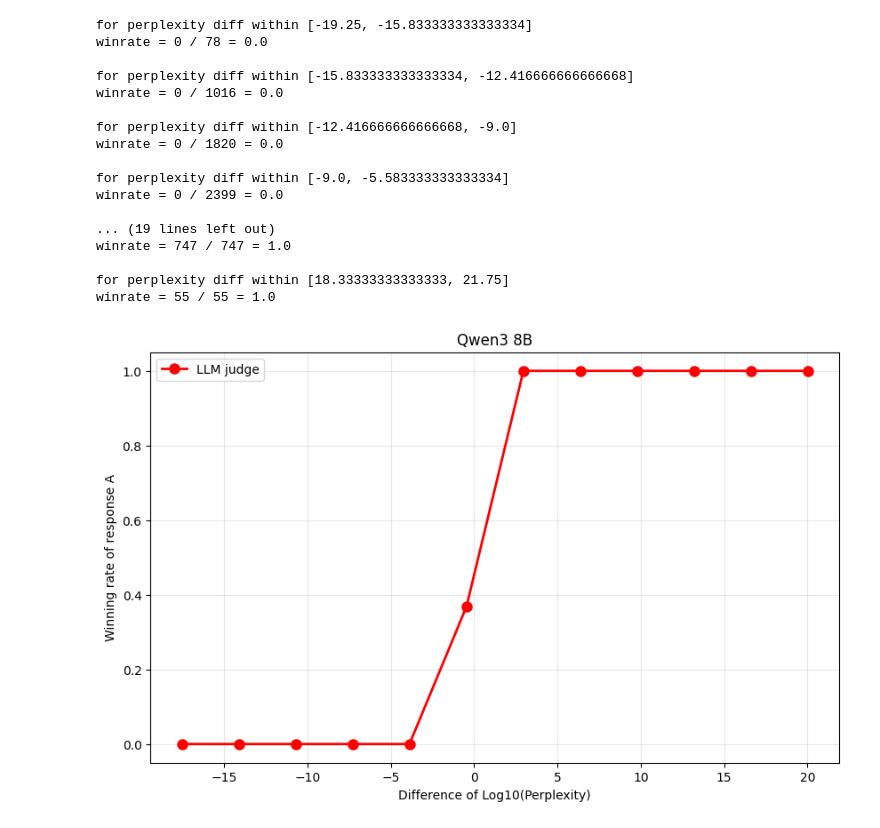
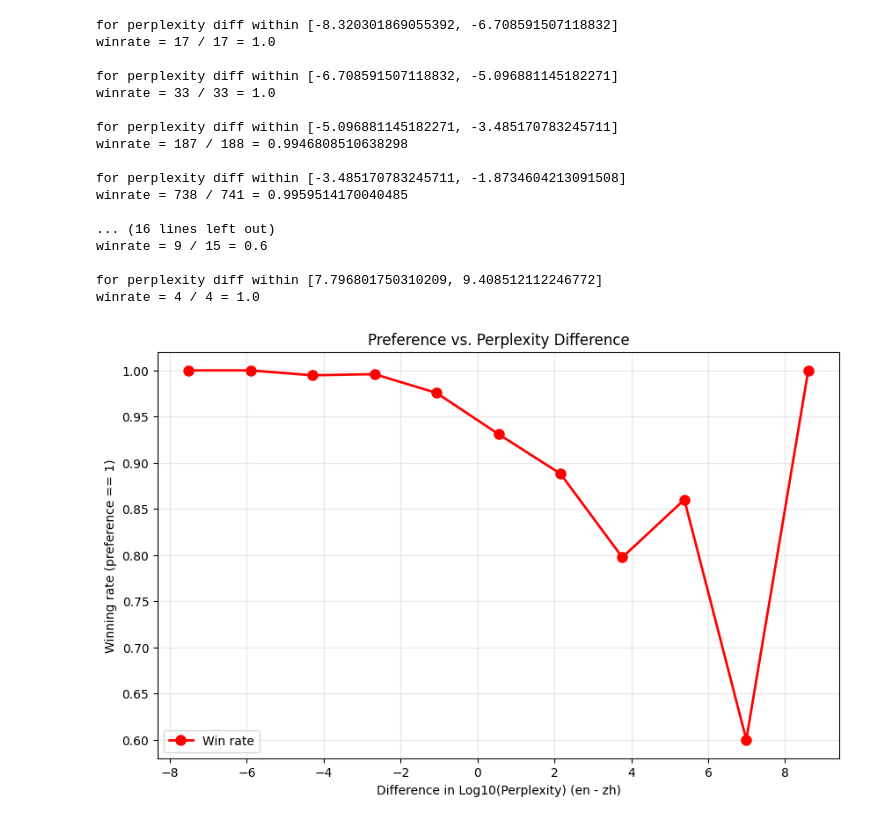
Before and after one commit to pranawwwww/tool_and_judge2, a Jupyter notebook: plot_winrate_vs_pptdiff.ipynb, the cells around one changed output. Drawn from its saved outputs; the diff is of its cells as text; code cells hidden in the pictures.

```diff
--- a/plot_winrate_vs_pptdiff.ipynb
+++ b/plot_winrate_vs_pptdiff.ipynb
@@ -2,9 +2,9 @@
 import json
 import pandas as pd
 # %%
-pref_path = "judge/result/meta-llama-Llama-3.3-70B-Instruct/preference/en_correct_zh_cn_correct.jsonl"
+pref_path = "judge/result/meta-llama-Llama-3.3-70B-Instruct/preference/en_correct_zh_cn_incorrect.jsonl"
 en_path = "judge/result/meta-llama-Llama-3.3-70B-Instruct/perplexity/en_correct.jsonl"
-zh_path = "judge/result/meta-llama-Llama-3.3-70B-Instruct/perplexity/zh_cn_correct.jsonl"
+zh_path = "judge/result/meta-llama-Llama-3.3-70B-Instruct/perplexity/zh_cn_incorrect.jsonl"
 # %%
 def read_jsonl(path):
     with open(path, "r", encoding="utf-8") as f:
@@ -29,8 +19,9 @@ zh
 # %%
 samples = []
+error_cnt = 0
+error_idx = []
 
 for en,zh in zip(en_dicts, zh_dicts):
-    print(en)
     pref = pref_by_index[en['index']]
     try:
         samples.append({
@@ -39,4 +30,5 @@ for en,zh in zip(en_dicts, zh_dicts):
             'en_perplexity': en['perplexity']['Ok'],
         })
     except:
-        pass
+        error_cnt += 1
+        error_idx.append(en['index'])
@@ -62,58 +44,49 @@ KeyError: 'Ok'
 # %%
 import numpy as np
-
 import matplotlib.pyplot as plt
 
-logprob_diffs = []
-win_rates = []
+perplexity_diffs = [s['perplexity_diff'] for s in samples]
+min_val, max_val = min(perplexity_diffs), max(perplexity_diffs)
 
-# Calculate min and max values from the data
-logprob_values = [obj.preference['Ok']['logprob_signed_difference'] for obj in objects]
-min_val = min(logprob_values)
-max_val = max(logprob_values)
-
-# Create 12 bins dynamically based on data range
-bins = np.linspace(min_val, max_val, 13)  # 13 edges for 12 bins
+bins = np.linspace(min_val, max_val, 13)
 bin_centers = (bins[:-1] + bins[1:]) / 2
 
+x_vals, win_rates = [], []
 for i in range(len(bins) - 1):
-    bin_start, bin_end = bins[i], bins[i + 1]
-    items_in_bin = [obj for obj in objects
-                    if bin_start <= obj.preference['Ok']['logprob_signed_difference'] < bin_end]
+    start, end = bins[i], bins[i + 1]
+    items = [s for s in samples if start <= s['perplexity_diff'] < end]
+    if not items:
+        continue
+    wins = sum(1 for s in items if s['preference'] == 1)
+    rate = wins / len(items)
+    print(f'for perplexity diff within [{start}, {end}]\nwinrate = {wins} / {len(items)} = {rate}\n')
+    x_vals.append(bin_centers[i])
+    win_rates.append(rate)
 
-    if items_in_bin:
-        # Calculate win rate (preferred_answer == 1)
-        wins = sum(1 for obj in items_in_bin if obj.preference['Ok']['preferred_answer'] == 1)
-        win_rate = wins / len(items_in_bin)
-        print(f'for perplexity diff within [{bin_start}, {bin_end}]\nwinrate = {wins} / {len(items_in_bin)} = {win_rate}\n')
-        logprob_diffs.append(bin_centers[i])
-        win_rates.append(win_rate)
-
-# Plot
 plt.figure(figsize=(10, 6))
-plt.plot(logprob_diffs, win_rates, marker='o', linewidth=2, markersize=8, color='red', label='LLM judge')
-plt.xlabel('Difference of Log10(Perplexity)')
-plt.ylabel('Winning rate of response A')
-plt.title('Qwen3 8B')
+plt.plot(x_vals, win_rates, marker='o', linewidth=2, markersize=8, color='red', label='Win rate')
+plt.xlabel('Difference in Log10(Perplexity) (en - zh)')
+plt.ylabel('Winning rate (preference == 1)')
+plt.title('Preference vs. Perplexity Difference')
 plt.grid(True, alpha=0.3)
 plt.legend()
 plt.show()
 # %% [output]
-for perplexity diff within [-19.25, -15.833333333333334]
-winrate = 0 / 78 = 0.0
+for perplexity diff within [-8.320301869055392, -6.708591507118832]
+winrate = 17 / 17 = 1.0
 
-for perplexity diff within [-15.833333333333334, -12.416666666666668]
-winrate = 0 / 1016 = 0.0
+for perplexity diff within [-6.708591507118832, -5.096881145182271]
+winrate = 33 / 33 = 1.0
 
-for perplexity diff within [-12.416666666666668, -9.0]
-winrate = 0 / 1820 = 0.0
+for perplexity diff within [-5.096881145182271, -3.485170783245711]
+winrate = 187 / 188 = 0.9946808510638298
 
-for perplexity diff within [-9.0, -5.583333333333334]
-winrate = 0 / 2399 = 0.0
+for perplexity diff within [-3.485170783245711, -1.8734604213091508]
+winrate = 738 / 741 = 0.9959514170040485
 
-... (19 lines left out)
-winrate = 747 / 747 = 1.0
+... (16 lines left out)
+winrate = 9 / 15 = 0.6
 
-for perplexity diff within [18.33333333333333, 21.75]
-winrate = 55 / 55 = 1.0
+for perplexity diff within [7.796801750310209, 9.408512112246772]
+winrate = 4 / 4 = 1.0
-[figure, old version]
+[figure, new version]
```
Also changed, not shown: parts of 4 cells of this notebook.
